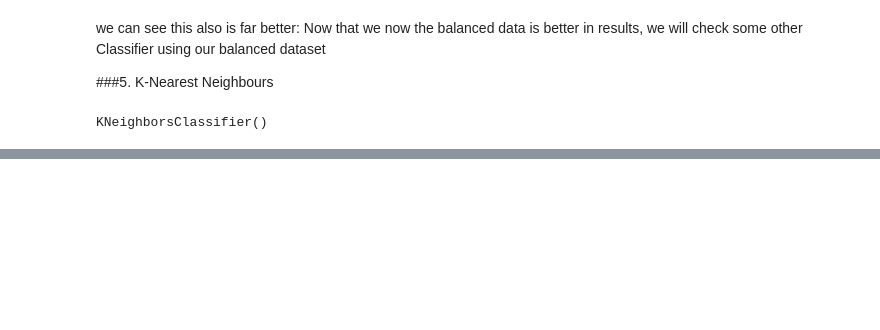
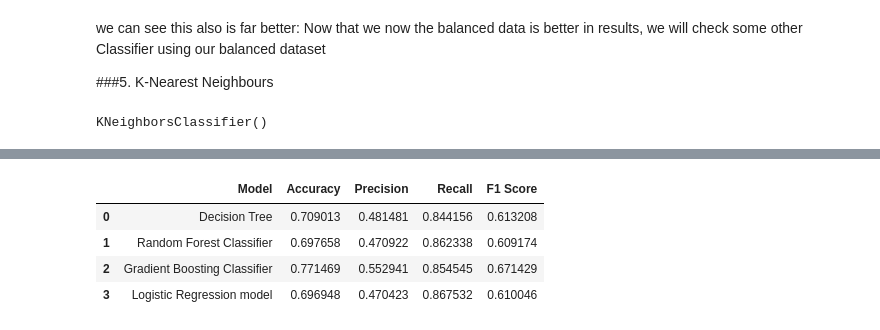
Before and after one commit to DeeeTeeee/Vodafone-Corporation---Classification-ML-Project, a Jupyter notebook: customer_churn.ipynb, the cells around one changed output, grey strips where cells are left out. Saved outputs shown, nothing was run; the diff lists cells and outputs as text; code cells hidden in the pictures; blank space fills up the shorter version.

```diff
--- a/customer_churn.ipynb
+++ b/customer_churn.ipynb
@@ -1104,0 +1276,8 @@ print(metrics.confusion_matrix(yr_test5, yr_predict5))
+# %%
+metrics_df
+# %% [output]
+|  | Model | Accuracy | Precision | Recall | F1 Score |
+| 0 | Decision Tree | 0.709013 | 0.481481 | 0.844156 | 0.613208 |
+| 1 | Random Forest Classifier | 0.697658 | 0.470922 | 0.862338 | 0.609174 |
+| 2 | Gradient Boosting Classifier | 0.771469 | 0.552941 | 0.854545 | 0.671429 |
+| 3 | Logistic Regression model | 0.696948 | 0.470423 | 0.867532 | 0.610046 |
```
Also changed, not shown: parts of 25 cells of this notebook.
